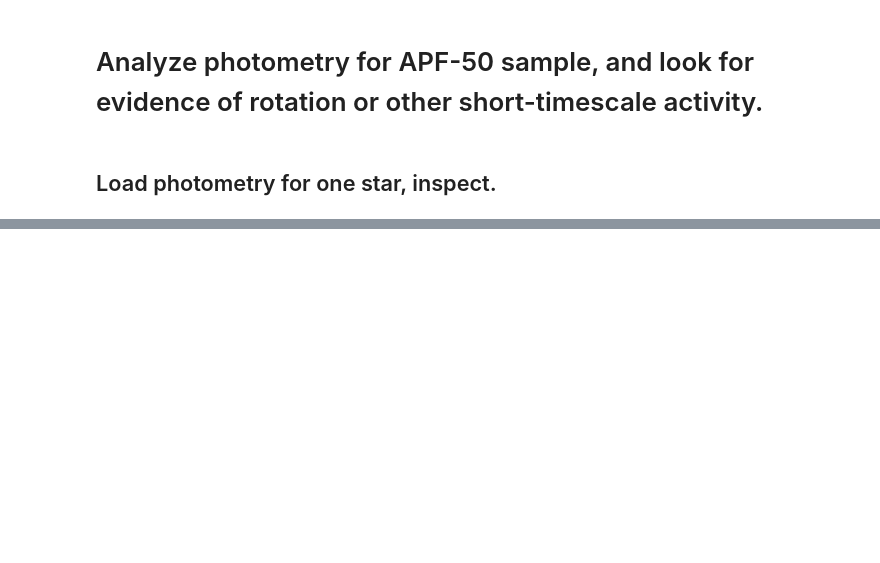
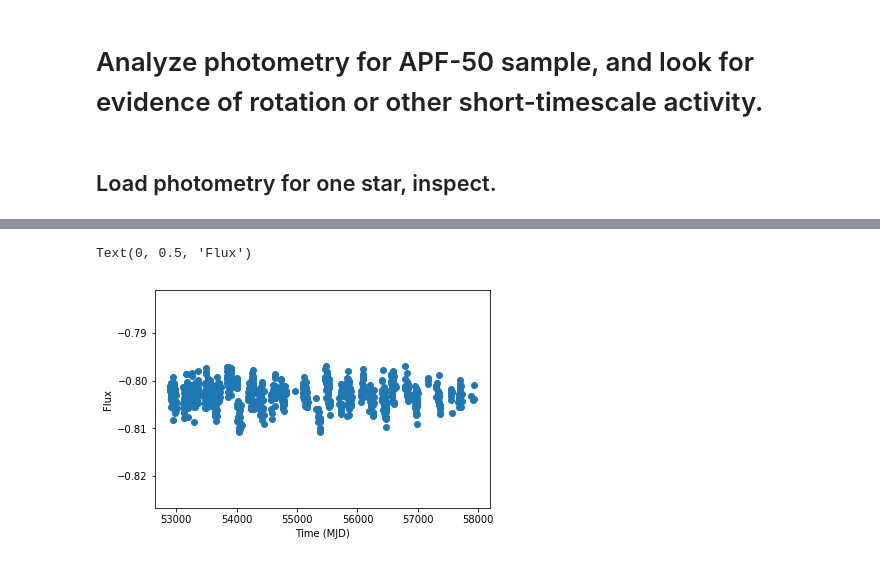
Before and after one commit to leerosenthalj/CLSI, a Jupyter notebook: apf_50/APF_Photometry.ipynb, the cells around one changed output, grey strips where cells are left out. Cells and saved outputs as stored; diff of their text form; code cells hidden in the pictures; blank space fills up the shorter version.

```diff
--- a/apf_50/APF_Photometry.ipynb
+++ b/apf_50/APF_Photometry.ipynb
@@ -69,0 +77,9 @@ Text(0, 0.5, 'Power')
+# %%
+fig, ax = plt.subplots()
+ax.scatter(phot['time'], phot['flux'])
+ax.set_xlabel('Time (MJD)')
+ax.set_ylabel('Flux')
+#ax.set_xlim([600, 725])
+# %% [output]
+Text(0, 0.5, 'Flux')
+[figure, added]
```
Also changed, not shown: parts of 19 cells of this notebook, 55 other files.
